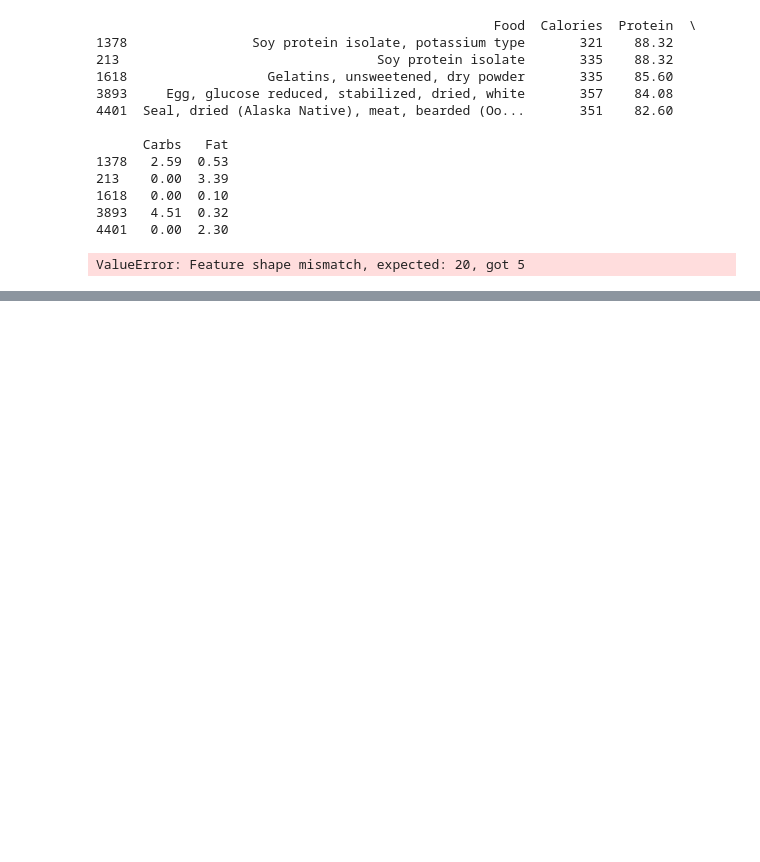
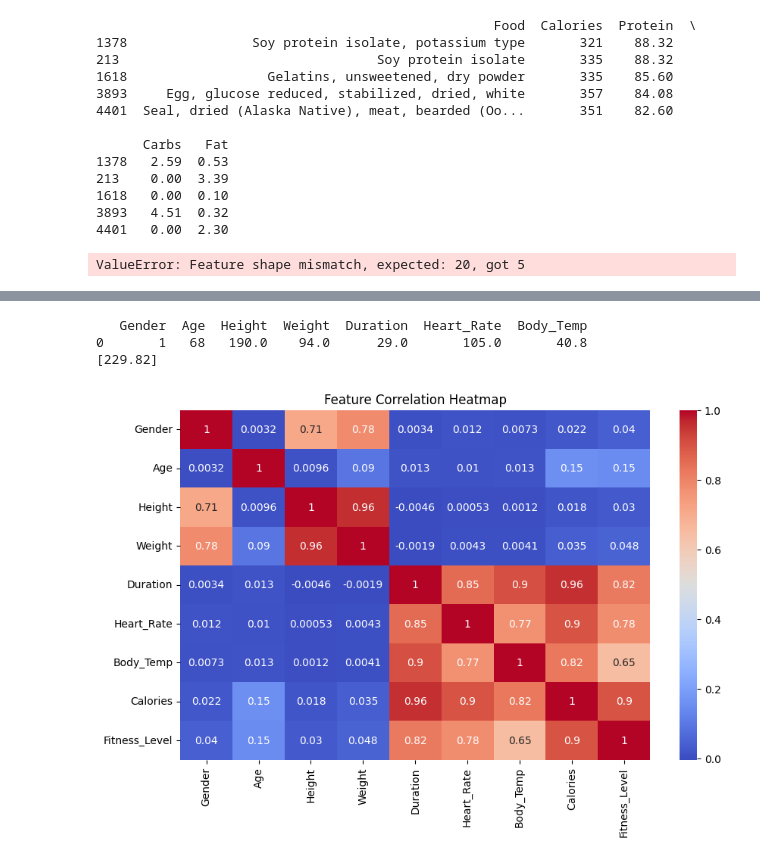
Before and after one commit to Lingeshkumar24-code/AI-Fitness-Health-System, a Jupyter notebook: calories.ipynb, the cells around one changed output, grey strips where cells are left out. Cells and saved outputs as stored; diff of their text form; code cells hidden in the pictures; blank space fills up the shorter version.

```diff
--- a/calories.ipynb
+++ b/calories.ipynb
@@ -447,3 +447,9 @@ result = full_system(25, 70, 170, 30, 120, "weight_loss")
 print(result)
 # %% [output]
 ValueError: Feature shape mismatch, expected: 20, got 5
+# %%
+from sklearn.preprocessing import LabelEncoder
+
+le = LabelEncoder()
+
+data['Gender'] = le.fit_transform(data['Gender'])
@@ -449,0 +502,7 @@ ValueError: Feature shape mismatch, expected: 20, got 5
+# %%
+data = data.drop('User_ID', axis=1)
+# %%
+from sklearn.preprocessing import LabelEncoder
+
+le = LabelEncoder()
+data['Gender'] = le.fit_transform(data['Gender'])
@@ -449,0 +626,8 @@ ValueError: Feature shape mismatch, expected: 20, got 5
+# %%
+test = X.iloc[0:1]
+print(test)
+print(model.predict(test))
+# %% [output]
+   Gender  Age  Height  Weight  Duration  Heart_Rate  Body_Temp
+0       1   68   190.0    94.0      29.0       105.0       40.8
+[229.82]
@@ -449,0 +687,10 @@ ValueError: Feature shape mismatch, expected: 20, got 5
+# %%
+import seaborn as sns
+import matplotlib.pyplot as plt
+
+plt.figure(figsize=(10,6))
+sns.heatmap(data.corr(), annot=True, cmap='coolwarm')
+plt.title("Feature Correlation Heatmap")
+plt.show()
+# %% [output]
+[figure, added]
```
Also changed, not shown: parts of 31 cells of this notebook.
